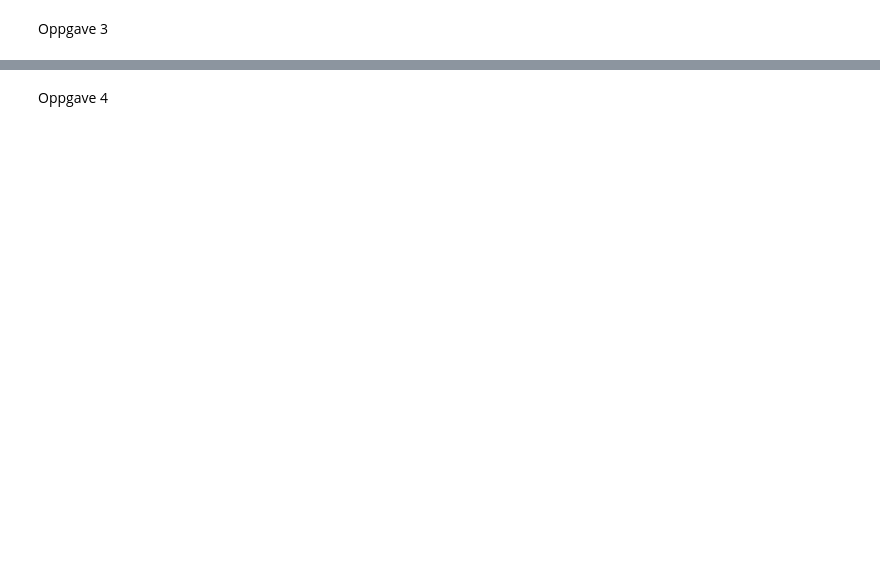
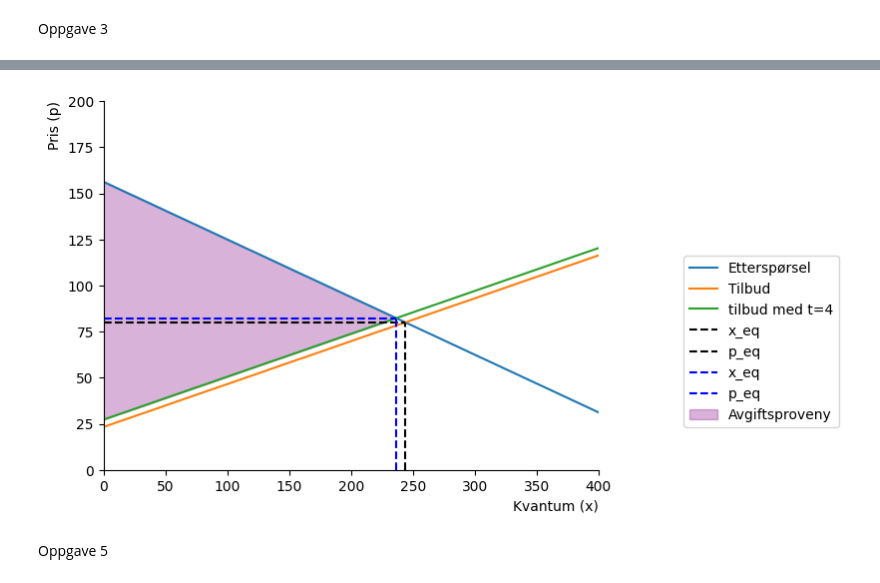
Before and after one commit to Einarness/SOK-1006, a Jupyter notebook: sok1006-notater_edit/arbeidskrav 3.ipynb, the cells around one changed output, grey strips where cells are left out. Cells and saved outputs as stored; diff of their text form; code cells hidden in the pictures; blank space fills up the shorter version.

```diff
--- a/sok1006-notater_edit/arbeidskrav 3.ipynb
+++ b/sok1006-notater_edit/arbeidskrav 3.ipynb
@@ -195,21 +219,19 @@ sol_dict
 # %%
-p_num = np.linspace(0,110,100)
-
+r=np.linspace(0,x_eq(4),300)
 fig, ax = create_ax()
 
-ax.plot(x_s(p_num,0), p_num ,label='tilbud')
-ax.plot(x_d(p_num), p_num ,label='etterspørsel')
+ax.plot(x_num, x_d(x_num), label='Etterspørsel')
+ax.plot(x_num, x_s(x_num,0), label='Tilbud')
+ax.plot(x_num,x_s(x_num,4),label='tilbud med t=4')
 
-# sett inn linjer for likevekten
-
-ax.plot ([0,sol_dict[x]], [sol_dict[p], sol_dict[p]], linestyle='dashed', color='black')
-ax.plot ([sol_dict[x], sol_dict[x]], [0, sol_dict[p]], linestyle='dashed', color='black')
-
-#sett inn likevektstall
-
-
-ax.set_title('Markedslikevekt')
-
-ax.legend(loc='best', frameon=False);
+ax.vlines(x_eq(0),0,p_eq(0), color='black',ls='dashed', label='x_eq')
+ax.hlines(p_eq(0),0,x_eq(0), color='black',ls='dashed', label='p_eq')
+ax.vlines(x_eq(4),0,p_eq(4), color='blue',ls='dashed', label='x_eq')
+ax.hlines(p_eq(4),0,x_eq(4), color='blue',ls='dashed', label='p_eq')
+ax.legend(bbox_to_anchor=(1.5,0.6))
+ax.fill_between(r,x_d(r),x_s(r,4), color = "purple",alpha = 0.3,label='Avgiftsproveny')
+ax.legend(bbox_to_anchor=(1.5,0.6));
+# %% [output]
+[figure, added]
-# %% [markdown]
-Oppgave 4
+# %% [markdown]
+Oppgave 5
```
Also changed, not shown: parts of 25 cells of this notebook.
